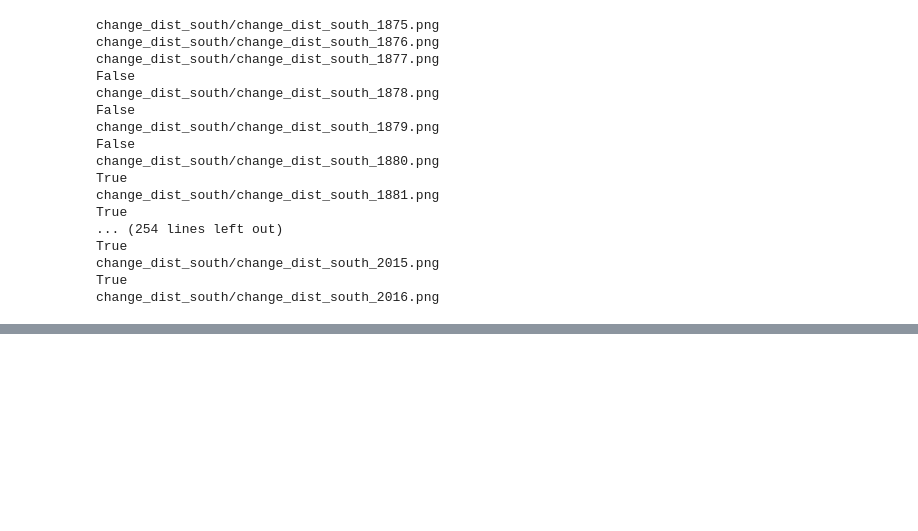
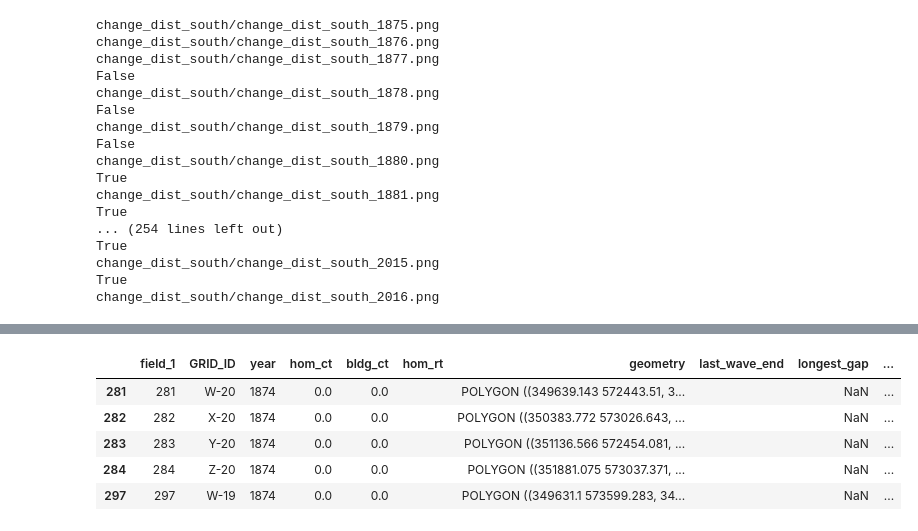
Before and after one commit to uchicago-justice-project/decreasing-homicide-waves, a Jupyter notebook: home_decrease_4.ipynb, the cells around one changed output, grey strips where cells are left out. Drawn from its saved outputs; the diff is of its cells as text; code cells hidden in the pictures; blank space fills up the shorter version.

```diff
--- a/home_decrease_4.ipynb
+++ b/home_decrease_4.ipynb
@@ -158,7 +167,7 @@ for x in range(1875, 2017):
     if x not in map_data.year.unique():
         i = most_recent
 
-    map_data[map_data.year==i].plot(column='difference_1year',
+    map_data[map_data.year==i].plot(column='difference_10year',
                                 cmap='plasma',
                                 legend=True,
                                 vmin=-18,
@@ -170,7 +179,7 @@ for x in range(1875, 2017):
 
     commarea.plot(facecolor="none", edgecolor="white", linewidth=1, ax=ax, alpha=0.75)
     parks_water.plot(facecolor='darkgreen', ax=ax)
-    plt.title(f'1 Year decrease in Hexagon Homicide Rate and Directional Ellipse: {x}')
+    plt.title(f'10 Year decrease in Hexagon Homicide Rate and Directional Ellipse: {x}')
 
     if (x in south_hom.year.unique()) and (south_hom.year.value_counts()[x] >= 2):
         print(south_hom.year.value_counts()[x] >= 5)
@@ -210,0 +365,15 @@ GIF saved as change_dist_south/change_dist_south_gif_1year.gif in change_dist_so
+# %%
+map_data_west['longest_gap'] = map_data_west.groupby('GRID_ID')['longest_gap'].ffill()
+map_data_west['longest_gap'] = map_data_west['longest_gap'].astype(float)
+map_data_west['longest_gap_ceiling'] = map_data_west.apply(
+    lambda x: x['longest_gap'] if x['longest_gap'] <= 60 else 60,
+    axis = 1
+)
+map_data_west.head()
+# %% [output]
+|  | field_1 | GRID_ID | year | hom_ct | bldg_ct | hom_rt | geometry | last_wave_end | longest_gap | ... |
+| 281 | 281 | W-20 | 1874 | 0.0 | 0.0 |  | POLYGON ((349639.143 572443.51, 3... |  | NaN | ... |
+| 282 | 282 | X-20 | 1874 | 0.0 | 0.0 |  | POLYGON ((350383.772 573026.643, ... |  | NaN | ... |
+| 283 | 283 | Y-20 | 1874 | 0.0 | 0.0 |  | POLYGON ((351136.566 572454.081, ... |  | NaN | ... |
+| 284 | 284 | Z-20 | 1874 | 0.0 | 0.0 |  | POLYGON ((351881.075 573037.371, ... |  | NaN | ... |
+| 297 | 297 | W-19 | 1874 | 0.0 | 0.0 |  | POLYGON ((349631.1 573599.283, 34... |  | NaN | ... |
```
Also changed, not shown: parts of 22 cells of this notebook, 3 other files.
